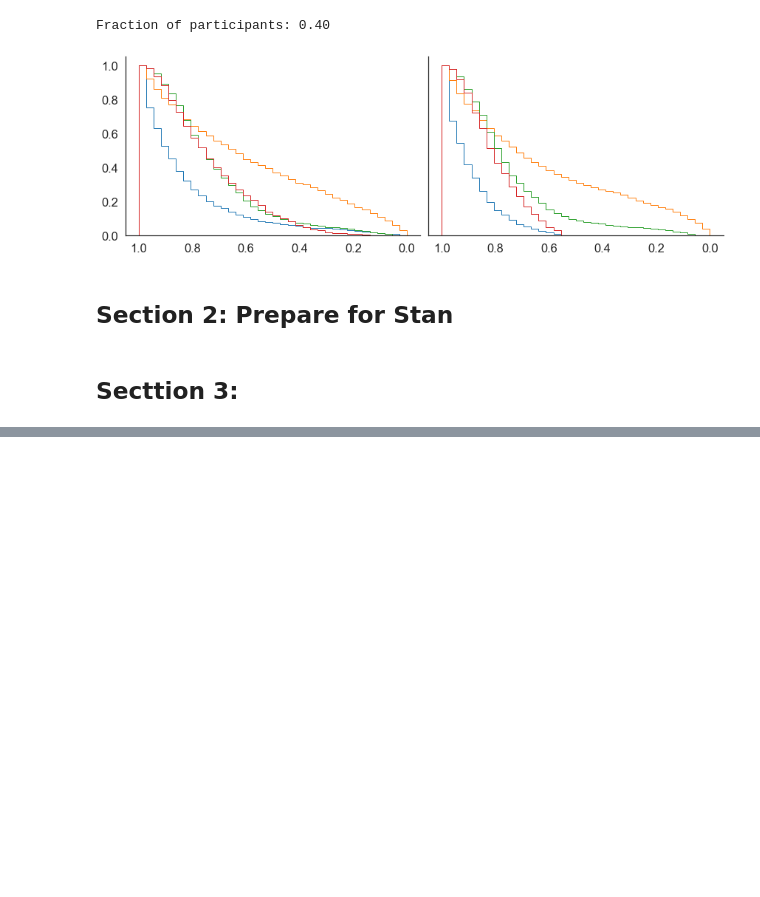
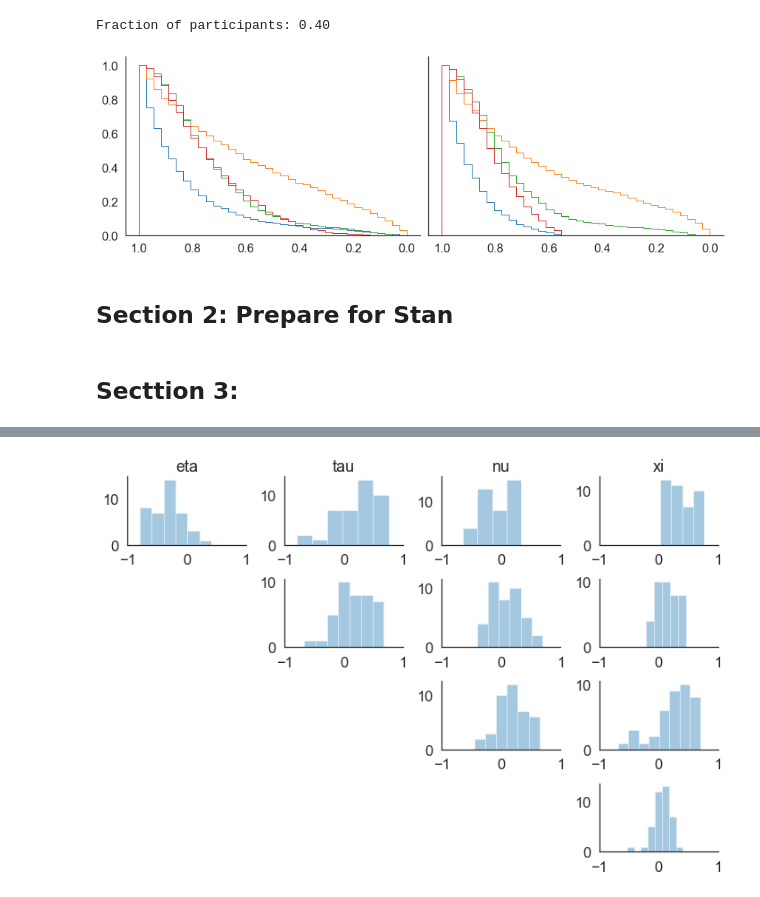
Before and after one commit to nivlab/RobotFactory, a Jupyter notebook: 01_Priors/03_Test-Retest.ipynb, the cells around one changed output, grey strips where cells are left out. Cells and saved outputs as stored; diff of their text form; code cells hidden in the pictures; blank space fills up the shorter version.

```diff
--- a/01_Priors/03_Test-Retest.ipynb
+++ b/01_Priors/03_Test-Retest.ipynb
@@ -118,3 +173,20 @@ StanFit = StanModel.sampling(data=dd, iter=samples, warmup=warmup, chains=chains
+# %%
+titles = ['rho','eta','tau','nu','xi']
+
+plt.figure(figsize=(12,8))
+
+for i in range(5):
+    for j in range(i,5):
+        if i == j: continue
+        ax = plt.subplot2grid((5,5),(i,j))
+        sns.distplot(corr[:,i,j], kde=False, ax=ax)
+        ax.set(xlim=(-1,1))
+        if not i: ax.set_title(titles[j])
+
+sns.despine()
+plt.tight_layout()
+# %% [output]
+[figure, added]
 # %%
 print(StanFit)
 # %% [output]
```
Also changed, not shown: parts of 7 cells of this notebook, 5 other files.
